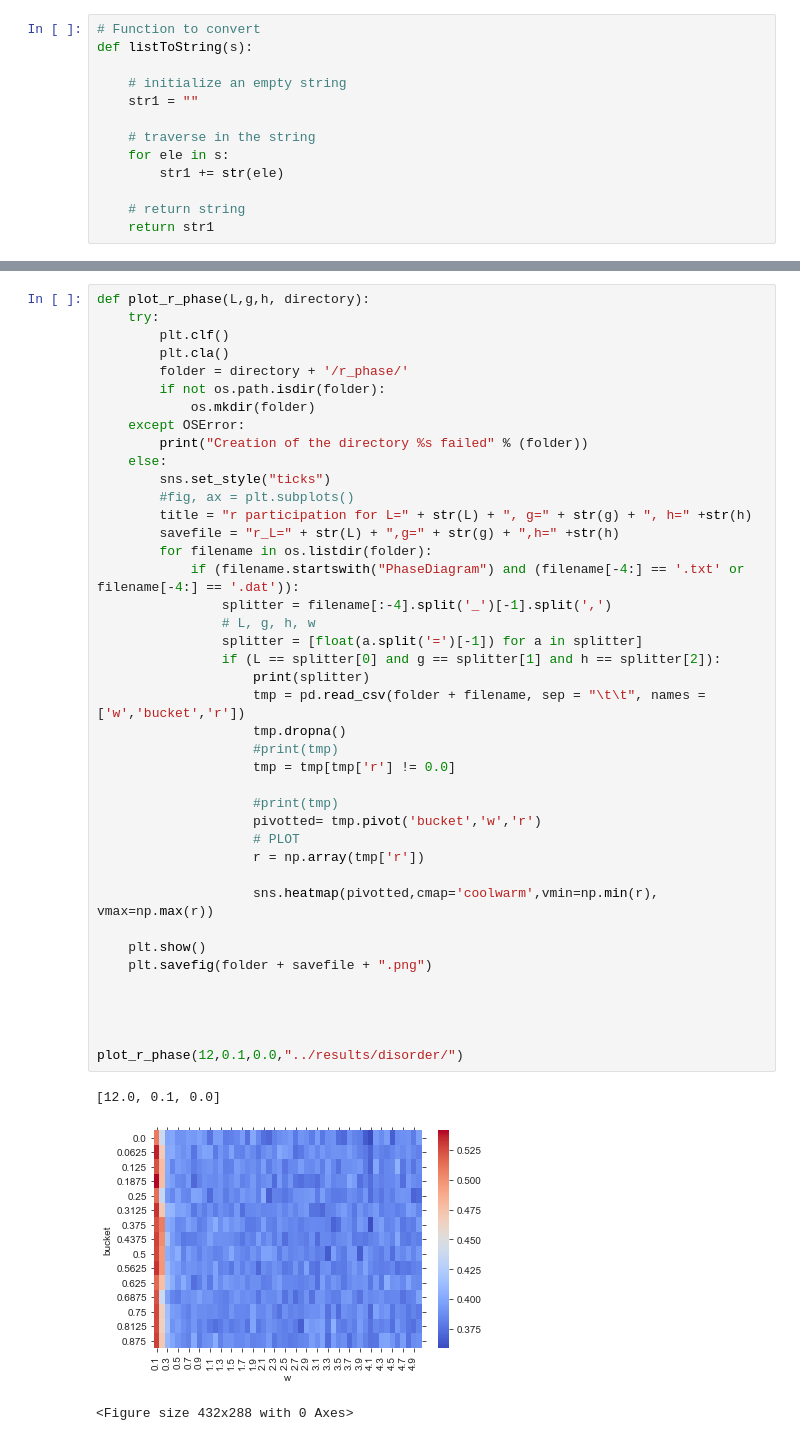
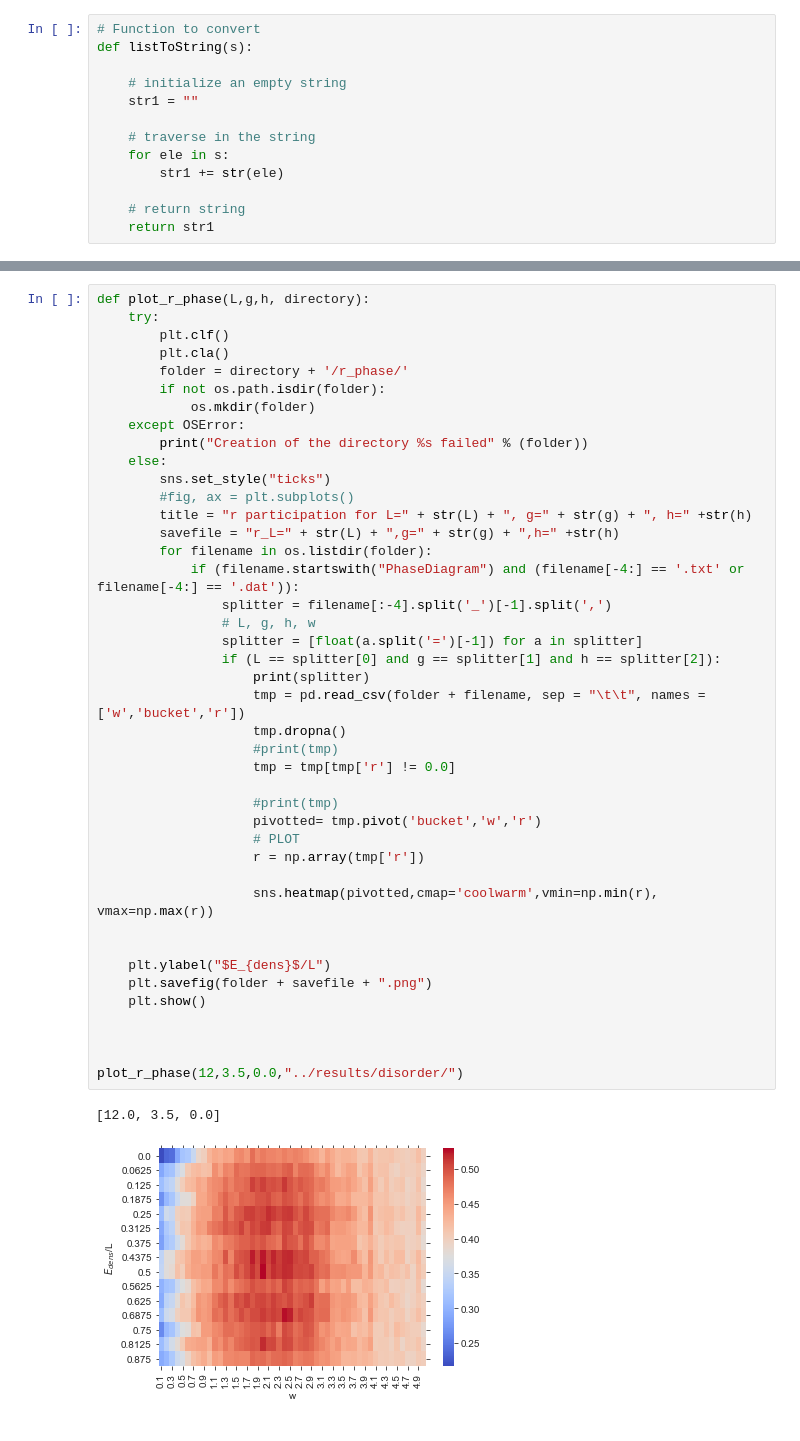
Before and after one commit to makskliczkowski/Transverse_Ising_ETH, a Jupyter notebook: IsignTransverse_ETH/Python/_plot_notebook.ipynb, the cells around one changed output, grey strips where cells are left out. Saved outputs shown, nothing was run; the diff lists cells and outputs as text.

```diff
--- a/IsignTransverse_ETH/Python/_plot_notebook.ipynb
+++ b/IsignTransverse_ETH/Python/_plot_notebook.ipynb
@@ -82,36 +81,36 @@ def plot_r_phase(L,g,h, directory):
         print("Creation of the directory %s failed" % (folder))
     else:
         sns.set_style("ticks")
         #fig, ax = plt.subplots()
         title = "r participation for L=" + str(L) + ", g=" + str(g) + ", h=" +str(h)
         savefile = "r_L=" + str(L) + ",g=" + str(g) + ",h=" +str(h)
         for filename in os.listdir(folder):
             if (filename.startswith("PhaseDiagram") and (filename[-4:] == '.txt' or filename[-4:] == '.dat')):
                 splitter = filename[:-4].split('_')[-1].split(',')
                 # L, g, h, w
                 splitter = [float(a.split('=')[-1]) for a in splitter]
                 if (L == splitter[0] and g == splitter[1] and h == splitter[2]):
                     print(splitter)
                     tmp = pd.read_csv(folder + filename, sep = "\t\t", names = ['w','bucket','r'])
                     tmp.dropna()
                     #print(tmp)
                     tmp = tmp[tmp['r'] != 0.0]
 
                     #print(tmp)
                     pivotted= tmp.pivot('bucket','w','r')
                     # PLOT
                     r = np.array(tmp['r'])
 
                     sns.heatmap(pivotted,cmap='coolwarm',vmin=np.min(r), vmax=np.max(r))
 
+
+    plt.ylabel("$E_{dens}$/L")
+    plt.savefig(folder + savefile + ".png")
     plt.show()
-    plt.savefig(folder + savefile + ".png")
 
 
 
-
-plot_r_phase(12,0.1,0.0,"../results/disorder/")
+plot_r_phase(12,3.5,0.0,"../results/disorder/")
 # %% [output]
-[12.0, 0.1, 0.0]
+[12.0, 3.5, 0.0]
-[figure, old version]
+[figure, new version]
-<Figure size 432x288 with 0 Axes>
```
Also changed, not shown: parts of 1 cell of this notebook, 5 other files.
